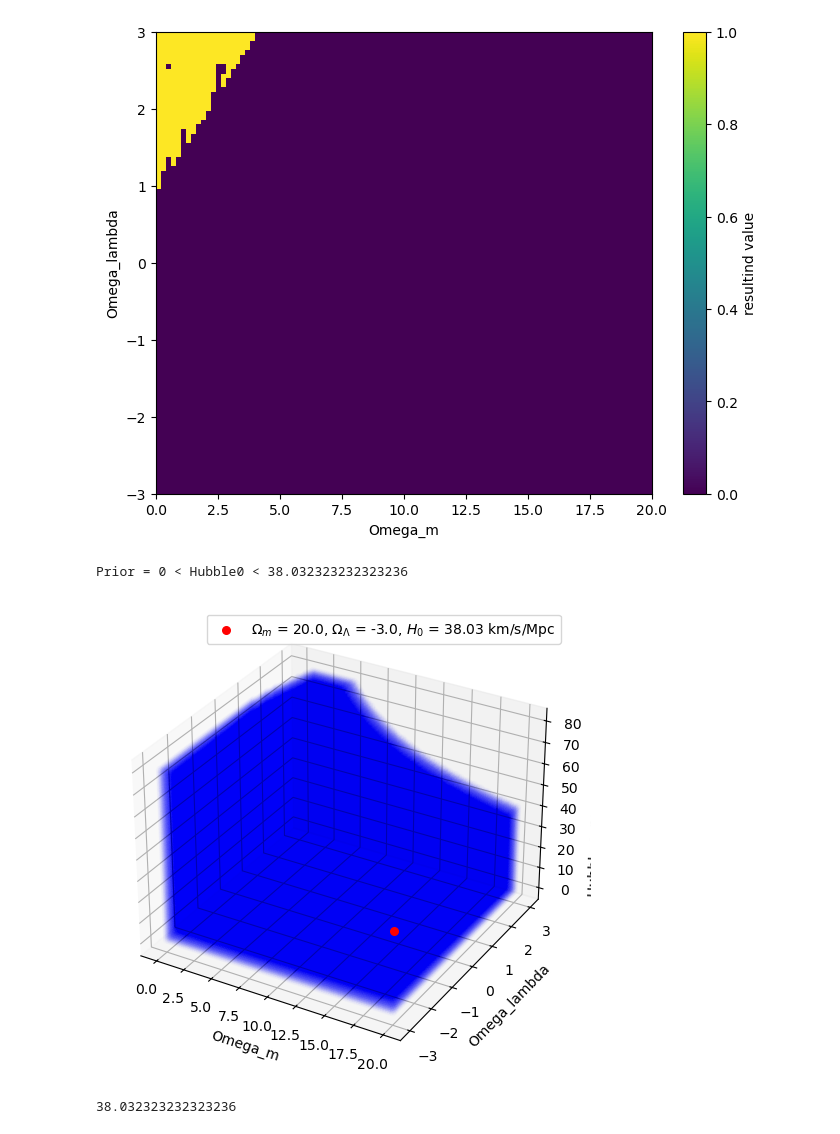
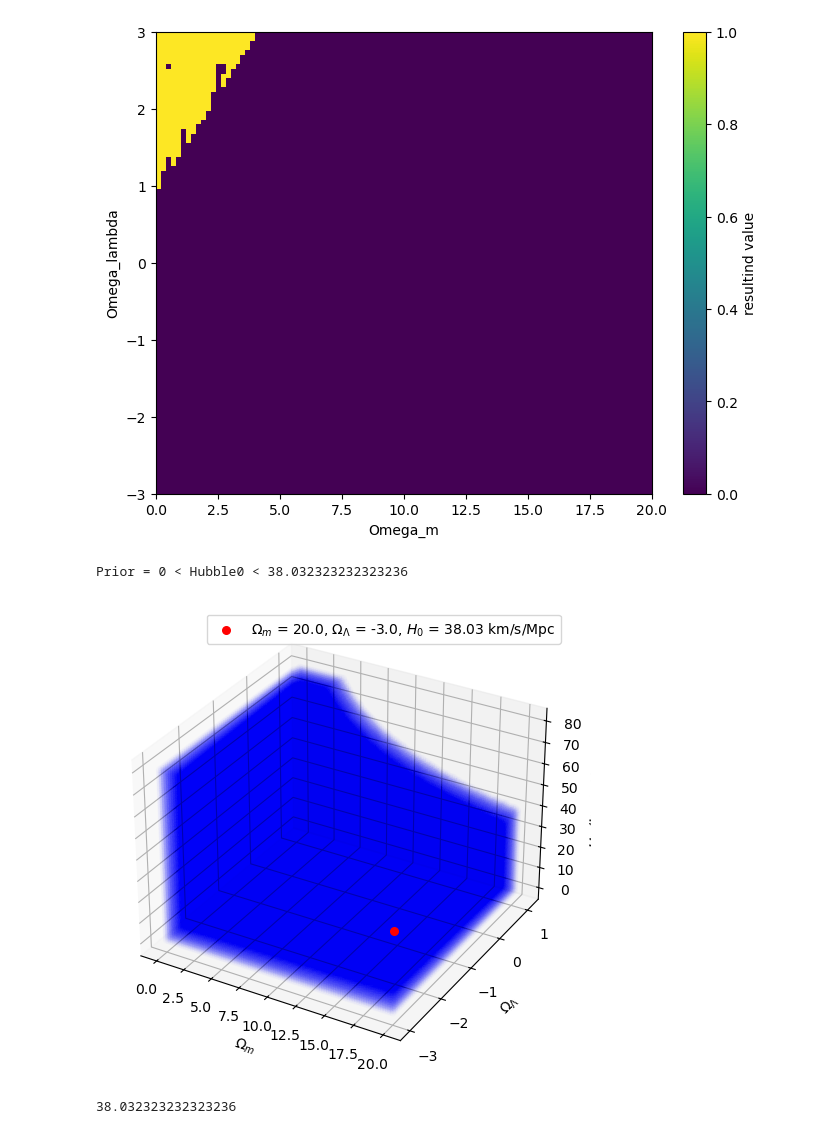
Before and after one commit to john1256/KASI_Ms, a Jupyter notebook: 2025/Field_research/Midterm_proj_prior.ipynb, the cells around one changed output. Cells and saved outputs as stored; diff of their text form; code cells hidden in the pictures.

```diff
--- a/2025/Field_research/Midterm_proj_prior.ipynb
+++ b/2025/Field_research/Midterm_proj_prior.ipynb
@@ -181,9 +181,9 @@ age = AgeofUniverse(H,M, L)
 prior_curved[age >= 15] = 1
 np.save('prior_curved.npy', prior_curved)
 # %%
-omegam = np.linspace(0.0, 20, 100)
-omegalamb = np.linspace(-3, 3, 100)
-Hubble0 = np.linspace(0.1,80,100)
+omegam = np.linspace(0.0, 20., 100)
+omegalamb = np.linspace(-3., 1.1, 70)
+Hubble0 = np.linspace(0.1,80., 100)
 H, M, L = np.meshgrid(Hubble0, omegam, omegalamb)
 prior_curved = np.load('prior_curved.npy')
 # %%
@@ -213,37 +213,38 @@ if cond3[0].size > 0:
 """
 cond4 = np.where((M >= 0.2) & (M < 0.22) &(L == 1)& (prior_curved == 1))
 if cond4[0].size > 0:
     yellow_points.append(ax.scatter(M[cond4][-1], L[cond4][-1], H[cond4][-1], color='yellow', s=30, zorder=20))
 cond5 = np.where((H >= 75.23) & (H < 75.33) &(M == 0)& (prior_curved == 1))
 if cond5[0].size > 0:
     yellow_points.append(ax.scatter(M[cond5][0], L[cond5][0], H[cond5][0], color='yellow', s=30, zorder=20))
 
 cond6 = np.where((M >= 0.1) & (M < 0.11) &(L == 1)& (prior_curved == 1))
 if cond6[0].size > 0:
     yellow_points.append(ax.scatter(M[cond6][-1], L[cond6][-1], H[cond6][-1], color='green', s=30, zorder=20))
 cond7 = np.where((H > 89.26052104) & (M == 0) & (prior_curved == 1))
 if cond7[0].size > 0:
     yellow_points.append(ax.scatter(M[cond7][0], L[cond7][0], H[cond7][0], color='green', s=30, zorder=20))
 
 # zorder를 강제로 재할당 (matplotlib은 3D에서 zorder가 완벽히 동작하지 않을 수 있으나, 이 방식이 최선)
 """
 for artist in red_points:
     artist.set_zorder(10)
 #for artist in yellow_points:
 #    artist.set_zorder(20)
 blue.set_zorder(1)
 
-ax.set_xlabel('Omega_m')
-ax.set_ylabel('Omega_lambda')
-ax.set_zlabel('Hubble constant (km/s/Mpc)')
+ax.set_xlabel(r'$\Omega_m$')
+ax.set_ylabel(r'$\Omega_\Lambda$')
+ax.set_zlabel(r'$H_0$ (km/s/Mpc)')
 print(f'Prior = 0 < Hubble0 < {H[cond3][-1]}')
 ax.legend()
 #print(f'Prior_2 = {H[cond1][-1]} < Hubble0 < {H[cond4][-1]}, 0 < Omega_m < {M[cond4][-1]}, {L[cond5][0]} < Omegalamb < {L[cond4][-1]}')
 #print(f'Prior_3 = {H[cond4][-1]} < Hubble0 < {H[cond6][-1]}, 0 < Omega_m < {M[cond6][-1]}, {L[cond7][0]} < Omegalamb < {L[cond6][-1]}')""
+plt.savefig('./Figs/curved_prior.png', dpi=300)
 plt.show()
 # %% [output]
 Prior = 0 < Hubble0 < 38.032323232323236
-[figure, old version]
+[figure, new version]
 # %%
 H[cond3][-1]
 # %% [output]
```
Also changed, not shown: parts of 1 cell of this notebook, 2 other files.
